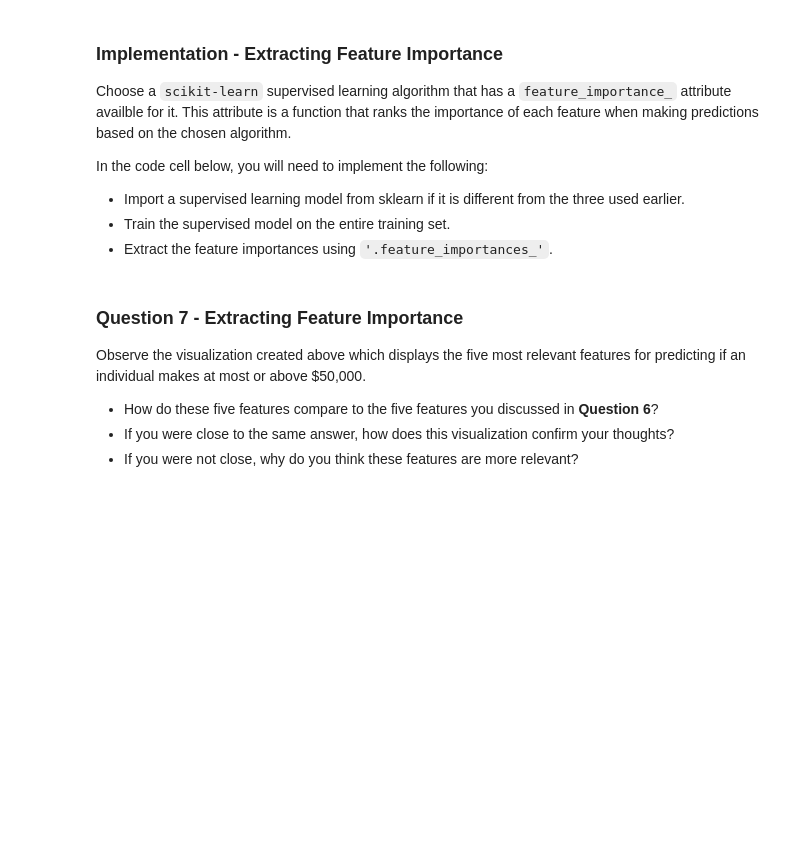
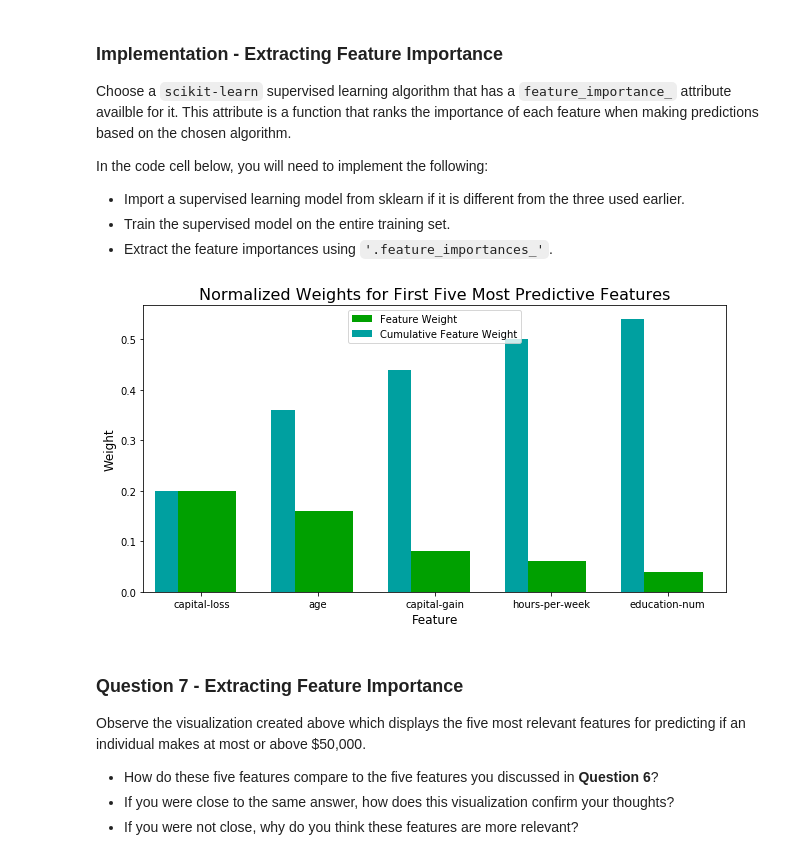
Before and after one commit to kylesyoon/machine-learning, a Jupyter notebook: projects/finding_donors/finding_donors.ipynb, the cells around one changed output. Cells and saved outputs as stored; diff of their text form; code cells hidden in the pictures; blank space fills up the shorter version.

```diff
--- a/projects/finding_donors/finding_donors.ipynb
+++ b/projects/finding_donors/finding_donors.ipynb
@@ -592,15 +616,17 @@ In the code cell below, you will need to implement the following:
 # %%
 # TODO: Import a supervised learning model that has 'feature_importances_'
 
 
 # TODO: Train the supervised model on the training set using .fit(X_train, y_train)
-model = None
+model = AdaBoostClassifier().fit(X_train, y_train)
 
 # TODO: Extract the feature importances using .feature_importances_
-importances = None
+importances = model.feature_importances_
 
 # Plot
 vs.feature_plot(importances, X_train, y_train)
+# %% [output]
+[figure, added]
 # %% [markdown]
 ### Question 7 - Extracting Feature Importance
 
```
Also changed, not shown: parts of 14 cells of this notebook, 1 other file.
